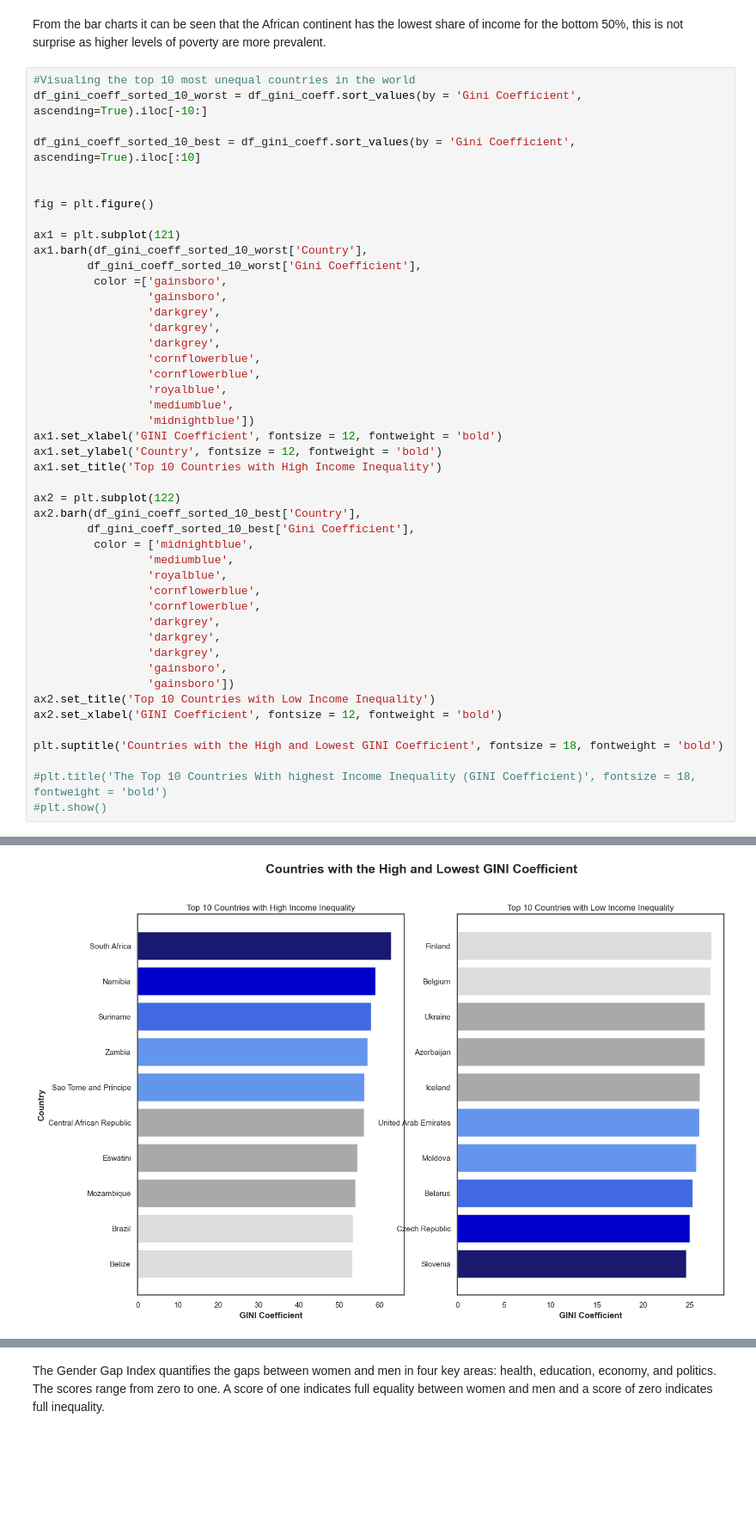
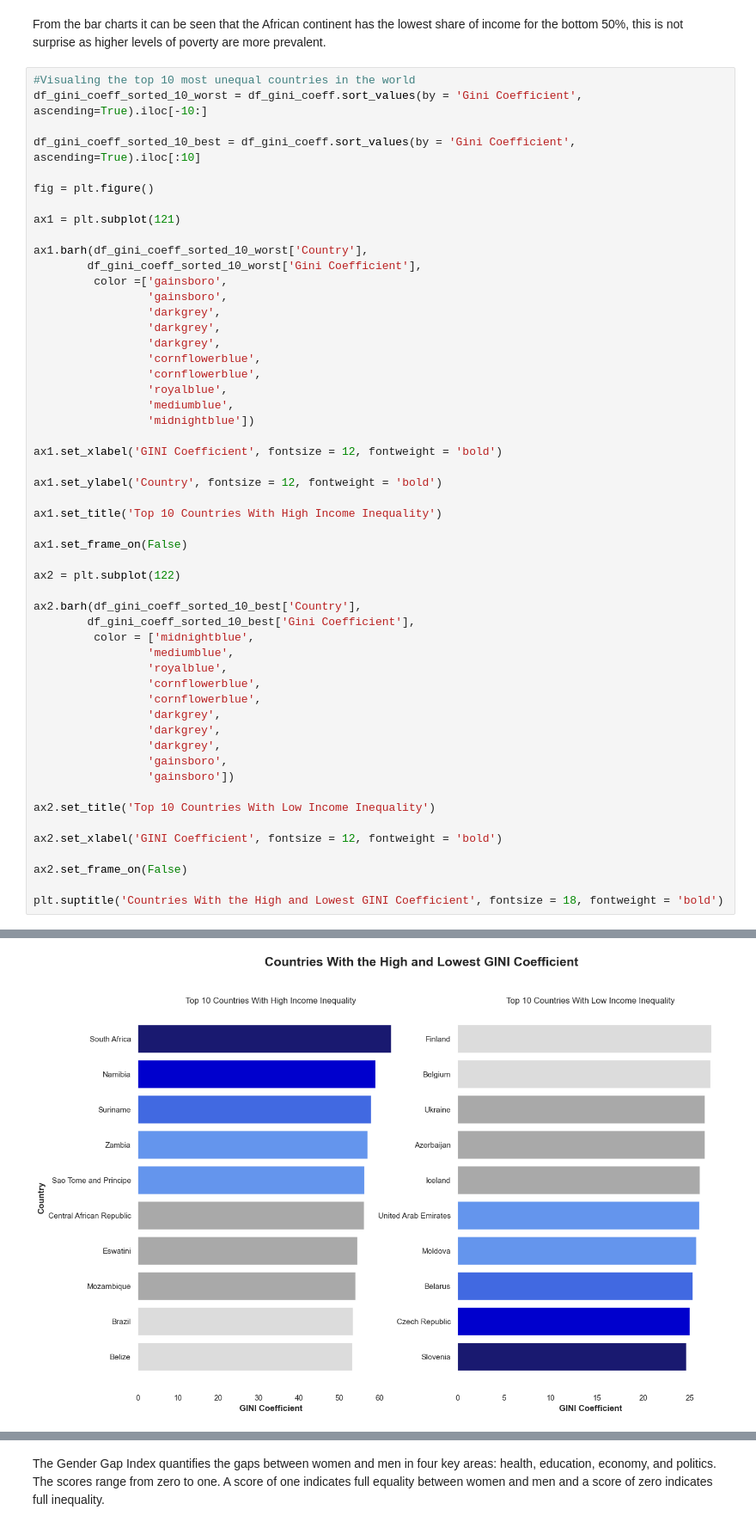
Before and after one commit to NigelGondo/Portfolio_Projects, a Jupyter notebook: World Income Inequality.ipynb, the cells around one changed output, grey strips where cells are left out. Shown at 86% size. Drawn from its saved outputs; the diff is of its cells as text; blank space fills up the shorter version.

```diff
--- a/World Income Inequality.ipynb
+++ b/World Income Inequality.ipynb
@@ -429,10 +429,10 @@ df_gini_coeff_sorted_10_worst = df_gini_coeff.sort_values(by = 'Gini Coefficient
 
 df_gini_coeff_sorted_10_best = df_gini_coeff.sort_values(by = 'Gini Coefficient', ascending=True).iloc[:10]
 
-
 fig = plt.figure()
 
 ax1 = plt.subplot(121)
+
 ax1.barh(df_gini_coeff_sorted_10_worst['Country'],
         df_gini_coeff_sorted_10_worst['Gini Coefficient'],
          color =['gainsboro',
@@ -445,11 +445,17 @@ ax1.barh(df_gini_coeff_sorted_10_worst['Country'],
                  'royalblue',
                  'mediumblue',
                  'midnightblue'])
+
 ax1.set_xlabel('GINI Coefficient', fontsize = 12, fontweight = 'bold')
+
 ax1.set_ylabel('Country', fontsize = 12, fontweight = 'bold')
-ax1.set_title('Top 10 Countries with High Income Inequality')
+
+ax1.set_title('Top 10 Countries With High Income Inequality')
+
+ax1.set_frame_on(False)
 
 ax2 = plt.subplot(122)
+
 ax2.barh(df_gini_coeff_sorted_10_best['Country'],
         df_gini_coeff_sorted_10_best['Gini Coefficient'],
          color = ['midnightblue',
@@ -462,11 +468,12 @@ ax2.barh(df_gini_coeff_sorted_10_best['Country'],
                  'darkgrey',
                  'gainsboro',
                  'gainsboro'])
-ax2.set_title('Top 10 Countries with Low Income Inequality')
+
+ax2.set_title('Top 10 Countries With Low Income Inequality')
+
 ax2.set_xlabel('GINI Coefficient', fontsize = 12, fontweight = 'bold')
 
-plt.suptitle('Countries with the High and Lowest GINI Coefficient', fontsize = 18, fontweight = 'bold')
+ax2.set_frame_on(False)
 
-#plt.title('The Top 10 Countries With highest Income Inequality (GINI Coefficient)', fontsize = 18, fontweight = 'bold')
-#plt.show()
+plt.suptitle('Countries With the High and Lowest GINI Coefficient', fontsize = 18, fontweight = 'bold')
 # %% [output]
@@ -474 +481 @@ Text(0.5, 0.98, 'Countries with the High and Lowest GINI Coefficient')
-[figure, old version]
+[figure, new version]
```
Also changed, not shown: parts of 24 cells of this notebook.
